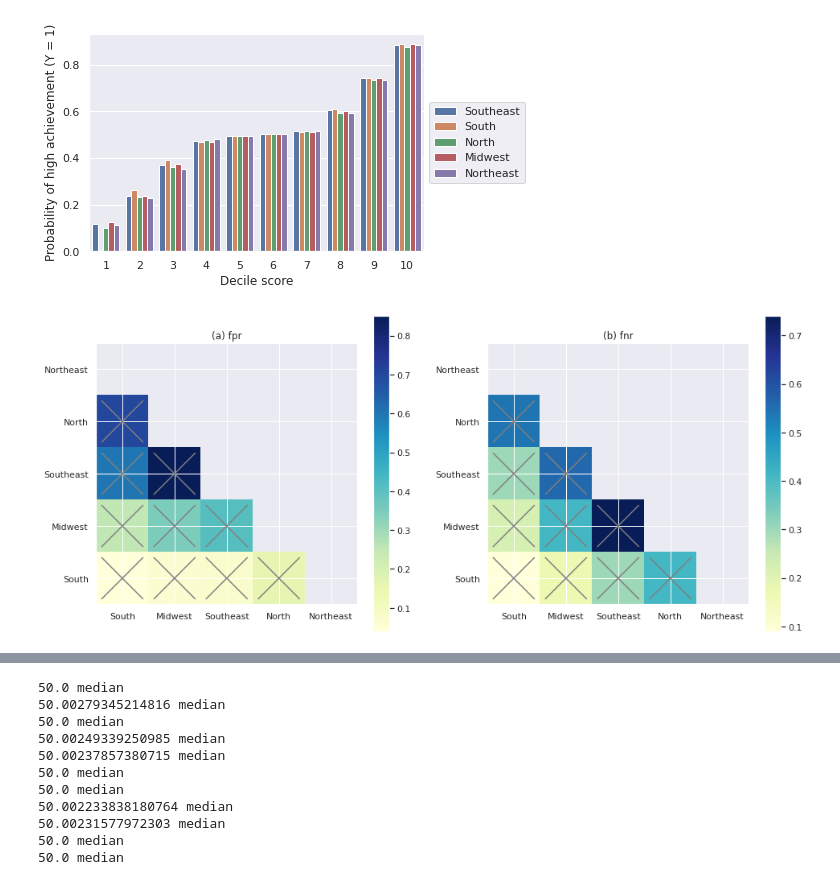
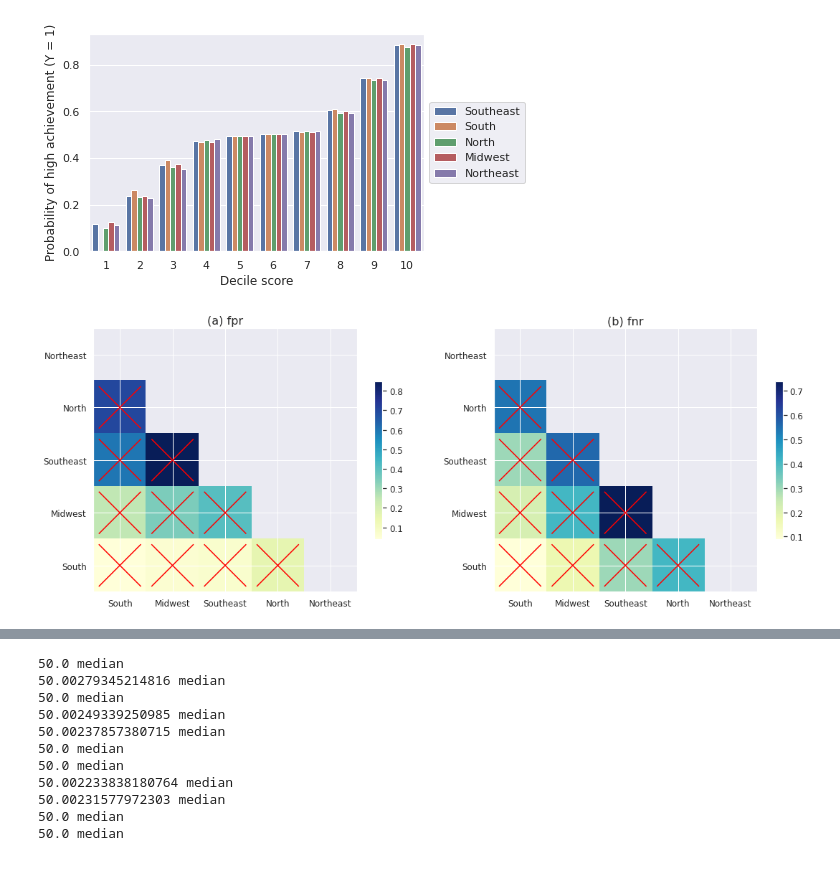
Before and after one commit to rogerioluizsi/EduEffectiveness, a Jupyter notebook: graphs.ipynb, the cells around one changed output, grey strips where cells are left out. Cells and saved outputs as stored; diff of their text form; code cells hidden in the pictures.

Commit message:
updating graphs

```diff
--- a/graphs.ipynb
+++ b/graphs.ipynb
@@ -192,45 +192,48 @@ def build_target(df):
     print((df.TARGET==0).sum()/(df.TARGET.count())*100, 'median')
     return df['TARGET']
 # %%
-feature_set ='STUDENT_NON_ACTIONABLE'
+feature_set = 'STUDENT_NON_ACTIONABLE'
 year = 2019
 level = 'regiao'
 list_units = ['Centroeste', 'Norte', 'Sudeste', 'Sul', 'Nordeste']
-#list_units = nordeste
 metrics = ['fpr', 'fnr']
 
-labels=(["South", "Midwest", "Southeast","North", "Northeast"],
-        ["Northeast", "North", "Southeast","Midwest", "South"])
+labels = (["South", "Midwest", "Southeast", "North", "Northeast"],
+          ["Northeast", "North", "Southeast", "Midwest", "South"])
 
-fig, ax = plt.subplots(1, 2, figsize=(16, 12))
-#fig, ax = plt.subplots()
+fig, ax = plt.subplots(1, 2, figsize=(16, 6))  # Reduced the height to 6 inches
+
 for i, value in enumerate(metrics):
-        m1, m2, order = matrix (level, value, big_table_region, year, feature_set, list_units)
-        #print(m1)
+    m1, m2, order = matrix(level, value, big_table_region, year, feature_set, list_units)
 
-        mask = np.zeros_like(m1)
-        mask[np.triu_indices_from(mask)] = True
+    mask = np.zeros_like(m1)
+    mask[np.triu_indices_from(mask)] = True
 
-        data_masked = np.ma.array(m1, mask=mask)
-        sig_masked = np.ma.array(m2, mask=mask)
-        #print(data_masked)
+    data_masked = np.ma.array(m1, mask=mask)
+    sig_masked = np.ma.array(m2, mask=mask)
 
-        im = ax[i].imshow(data_masked, cmap="YlGnBu", origin="upper")
+    im = ax[i].imshow(data_masked, cmap="YlGnBu", origin="upper")
 
-        ax[i].set_xticks(list(range(len(order))))
-        ax[i].set_xticklabels(labels[0])
+    ax[i].set_xticks(list(range(len(order))))
+    ax[i].set_xticklabels(labels[0], fontsize=12)  # Increase font size for tick labels
 
-        ax[i].set_yticks(list(range(len(order))))
-        ax[i].set_yticklabels(labels[1])
+    ax[i].set_yticks(list(range(len(order))))
+    ax[i].set_yticklabels(labels[1], fontsize=12)  # Increase font size for tick labels
 
-        indice =  '(a) ' if metrics[i] == 'fpr' else '(b) '
-        ax[i].set_title(indice + value)
-        crossout(np.argwhere(sig_masked.T < 0.05), ax=ax[i],scale=0.8, color="grey")
-        fig.colorbar(im, ax=ax[i], cmap="YlGnBu", shrink=0.6)
+    indice = '(a) ' if metrics[i] == 'fpr' else '(b) '
+    ax[i].set_title(indice + value, fontsize=16)  # Increase title font size
 
+    crossout(np.argwhere(sig_masked.T < 0.05), ax=ax[i], scale=0.8, color="red")
+
+    cbar = fig.colorbar(im, ax=ax[i], cmap="YlGnBu", shrink=0.6)  # Add colorbar
+    cbar.ax.tick_params(labelsize=12)  # Increase colorbar tick label font size
+    #ax[i].set_facecolor("None")
+
+# Adjust spacing between subplots
+plt.tight_layout()
 
 plt.savefig('full_model_matrix-comparison_region.png', dpi=400)
 plt.show()
 # %% [output]
-[figure, old version]
+[figure, new version]
 # %%
```
Also changed, not shown: parts of 3 cells of this notebook.
